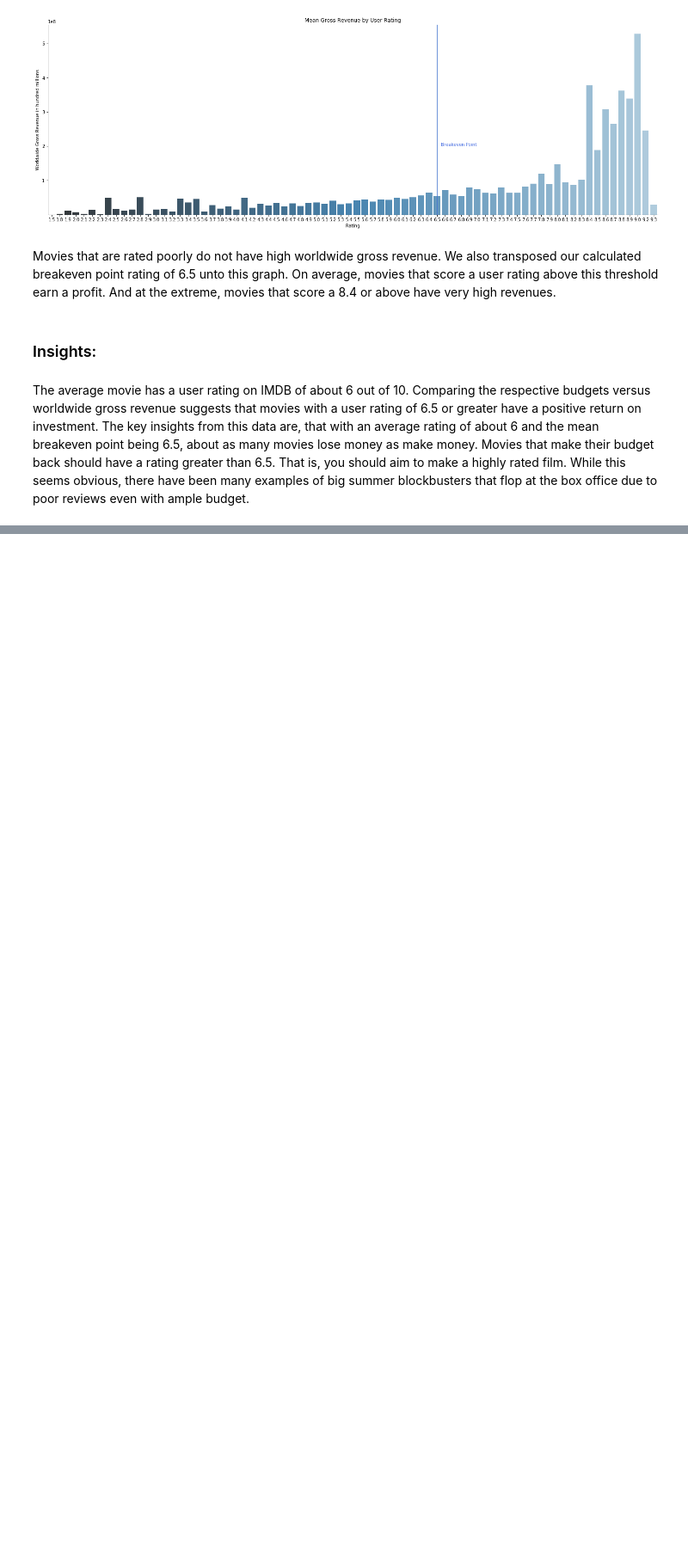
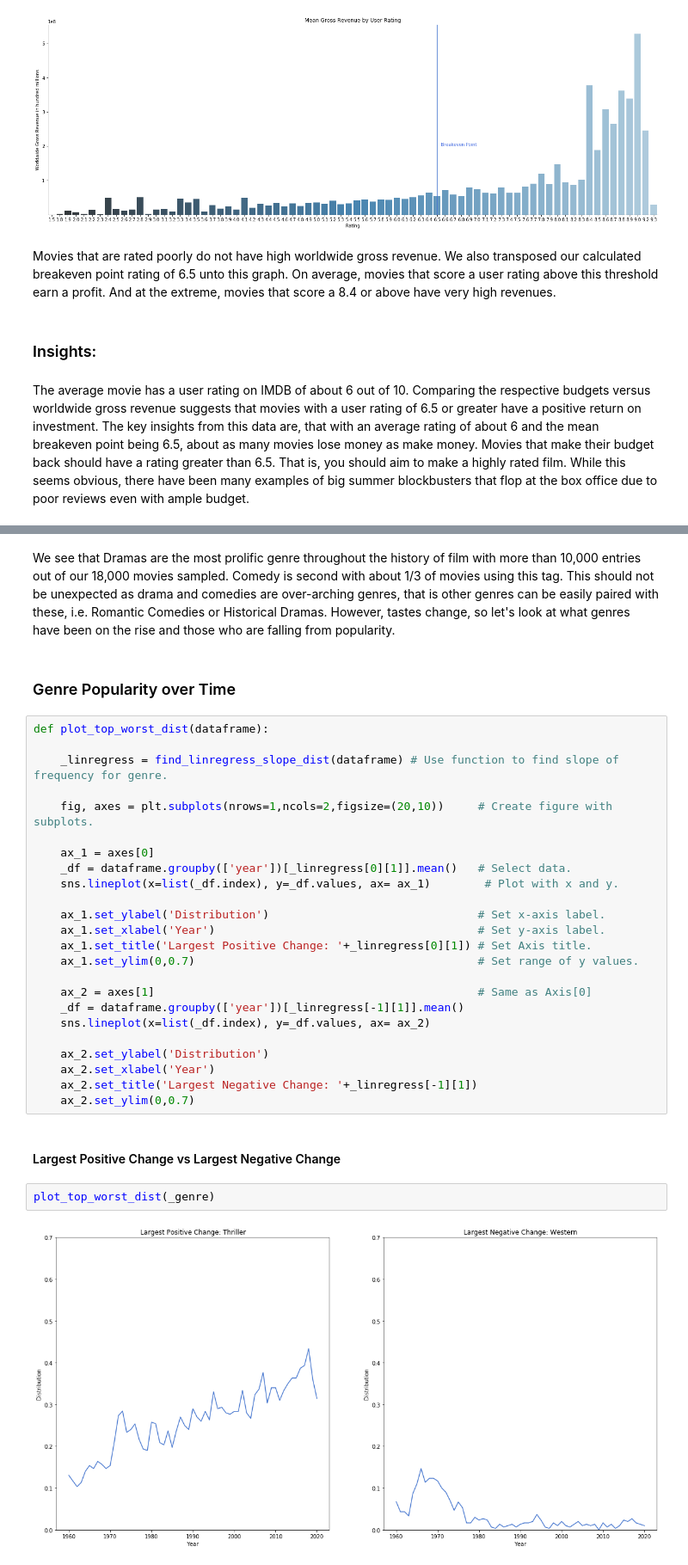
Before and after one commit to ArenCarpenter/Movie_Genre_Analysis, a Jupyter notebook: Final.ipynb, the cells around one changed output, grey strips where cells are left out. Shown at 86% size. Drawn from its saved outputs; the diff is of its cells as text; blank space fills up the shorter version.

```diff
--- a/Final.ipynb
+++ b/Final.ipynb
@@ -567,0 +770,34 @@ The average movie has a user rating on IMDB of about 6 out of 10. Comparing the
+# %% [markdown]
+We see that Dramas are the most prolific genre throughout the history of film with more than 10,000 entries out of our 18,000 movies sampled. Comedy is second with about 1/3 of movies using this tag. This should not be unexpected as drama and comedies are over-arching genres, that is other genres can be easily paired with these, i.e. Romantic Comedies or Historical Dramas. However, tastes change, so let's look at what genres have been on the rise and those who are falling from popularity.
+# %% [markdown]
+### Genre Popularity over Time
+# %%
+def plot_top_worst_dist(dataframe):
+
+    _linregress = find_linregress_slope_dist(dataframe) # Use function to find slope of frequency for genre.
+
+    fig, axes = plt.subplots(nrows=1,ncols=2,figsize=(20,10))     # Create figure with subplots.
+
+    ax_1 = axes[0]
+    _df = dataframe.groupby(['year'])[_linregress[0][1]].mean()   # Select data.
+    sns.lineplot(x=list(_df.index), y=_df.values, ax= ax_1)        # Plot with x and y.
+
+    ax_1.set_ylabel('Distribution')                               # Set x-axis label.
+    ax_1.set_xlabel('Year')                                       # Set y-axis label.
+    ax_1.set_title('Largest Positive Change: '+_linregress[0][1]) # Set Axis title.
+    ax_1.set_ylim(0,0.7)                                          # Set range of y values.
+
+    ax_2 = axes[1]                                                # Same as Axis[0]
+    _df = dataframe.groupby(['year'])[_linregress[-1][1]].mean()
+    sns.lineplot(x=list(_df.index), y=_df.values, ax= ax_2)
+
+    ax_2.set_ylabel('Distribution')
+    ax_2.set_xlabel('Year')
+    ax_2.set_title('Largest Negative Change: '+_linregress[-1][1])
+    ax_2.set_ylim(0,0.7)
+# %% [markdown]
+#### Largest Positive Change vs Largest Negative Change
+# %%
+plot_top_worst_dist(_genre)
+# %% [output]
+[figure, added]
```
Also changed, not shown: parts of 44 cells of this notebook, 4 other files.
